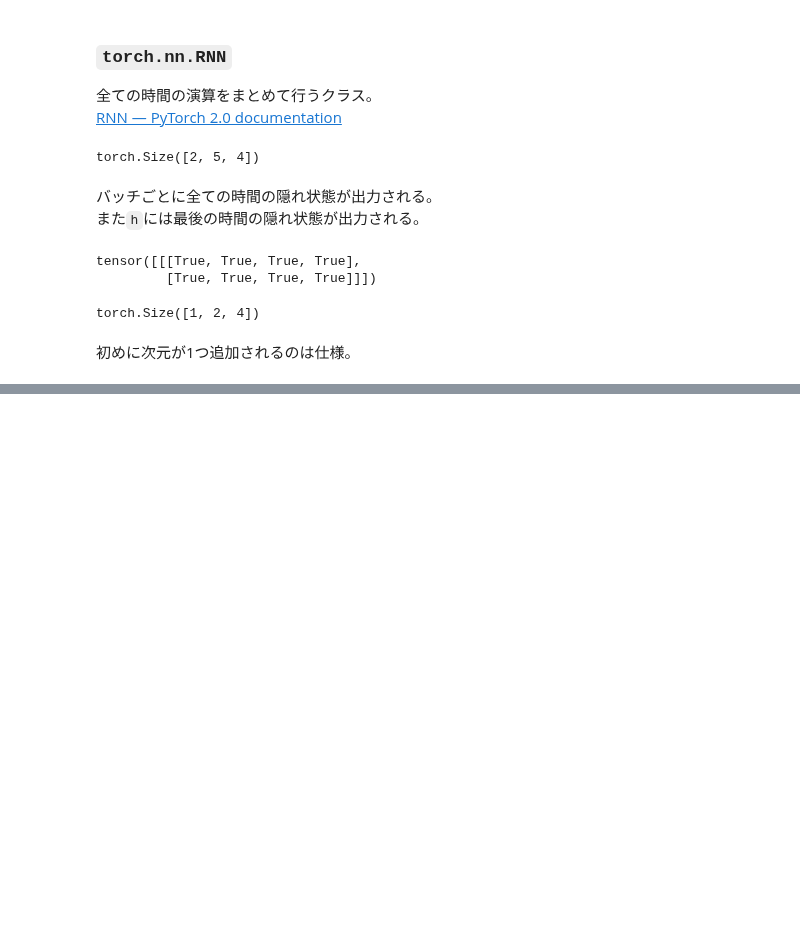
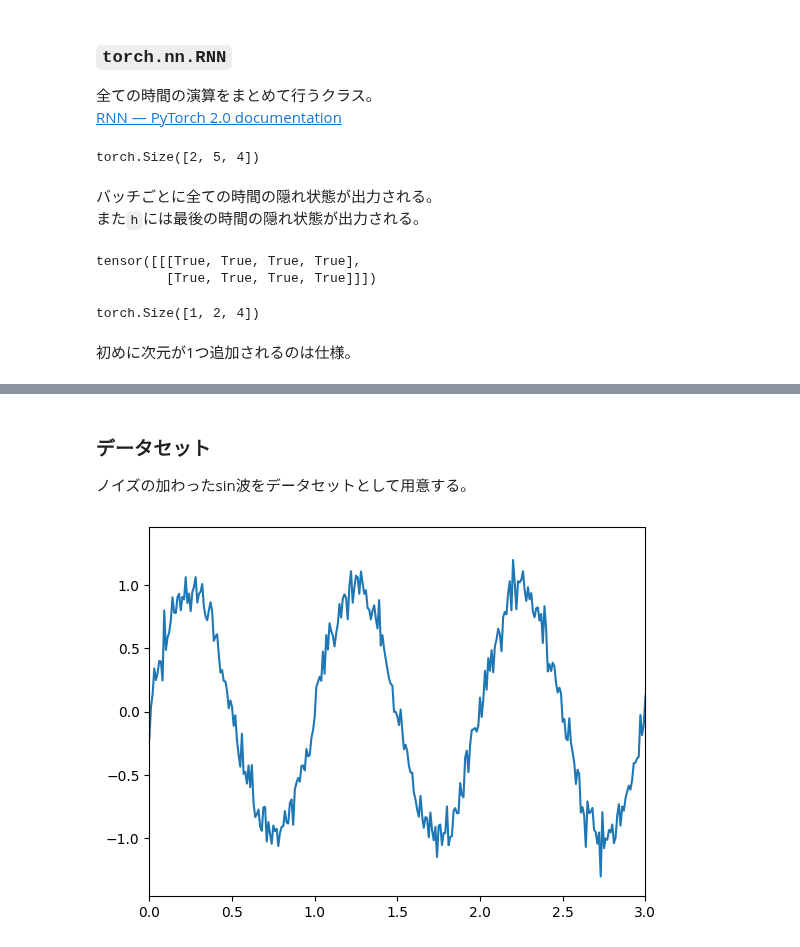
Before and after one commit to misya11p/language-models, a Jupyter notebook: RNN.ipynb, the cells around one changed output, grey strips where cells are left out. Cells and saved outputs as stored; diff of their text form; code cells hidden in the pictures; blank space fills up the shorter version.

```diff
--- a/RNN.ipynb
+++ b/RNN.ipynb
@@ -141,0 +163,14 @@ torch.Size([1, 2, 4])
+# %% [markdown]
+### データセット
+
+ノイズの加わったsin波をデータセットとして用意する。
+# %%
+freq, sr, n_samples = 1, 100, 10000
+t = torch.arange(0, n_samples / sr, 1 / sr)
+noise = torch.randn(n_samples) * 0.1
+sin = torch.sin(2 * torch.pi * freq * t)
+seq = sin + noise
+plt.plot(t, seq)
+plt.xlim(0, 3);
+# %% [output]
+[figure, added]
```
Also changed, not shown: parts of 27 cells of this notebook.
